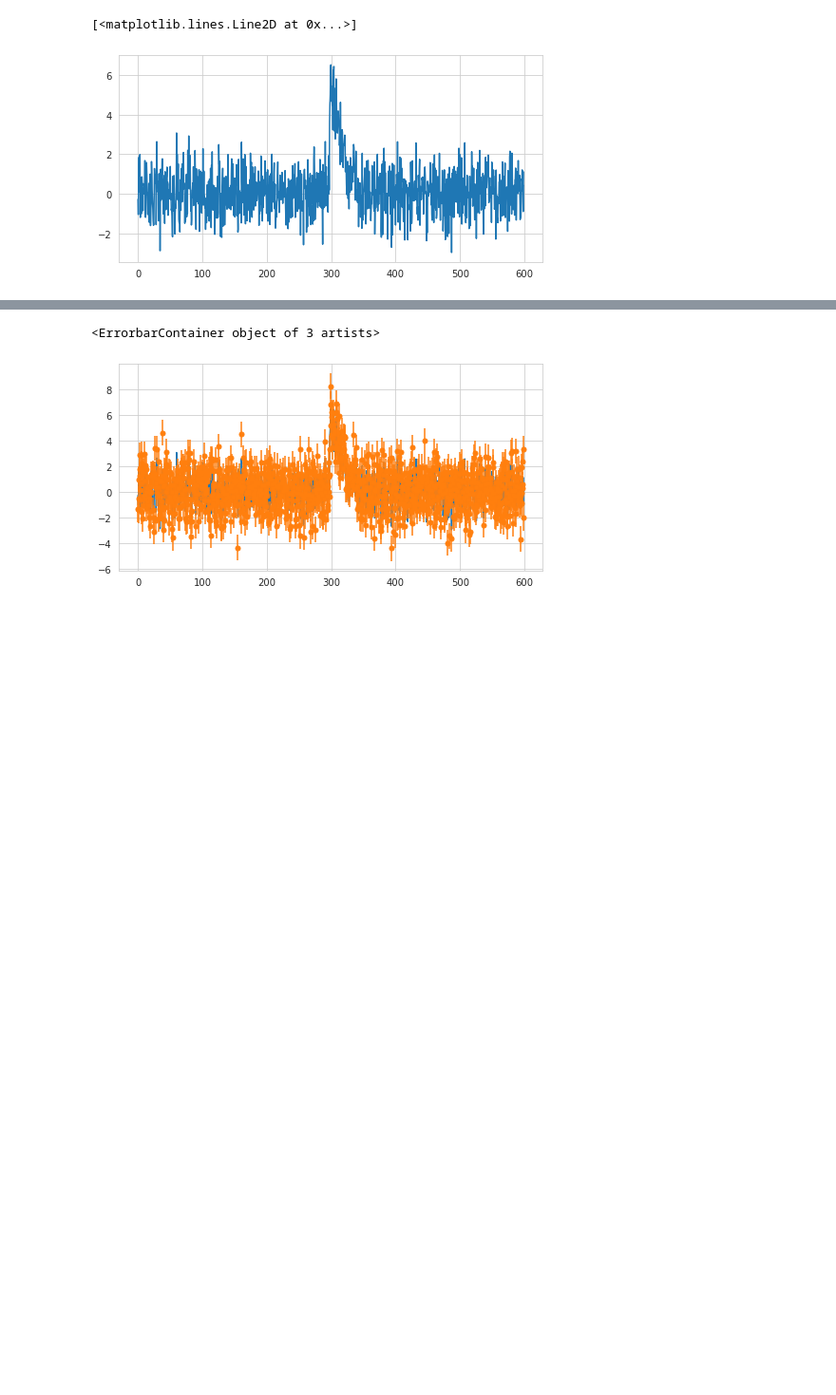
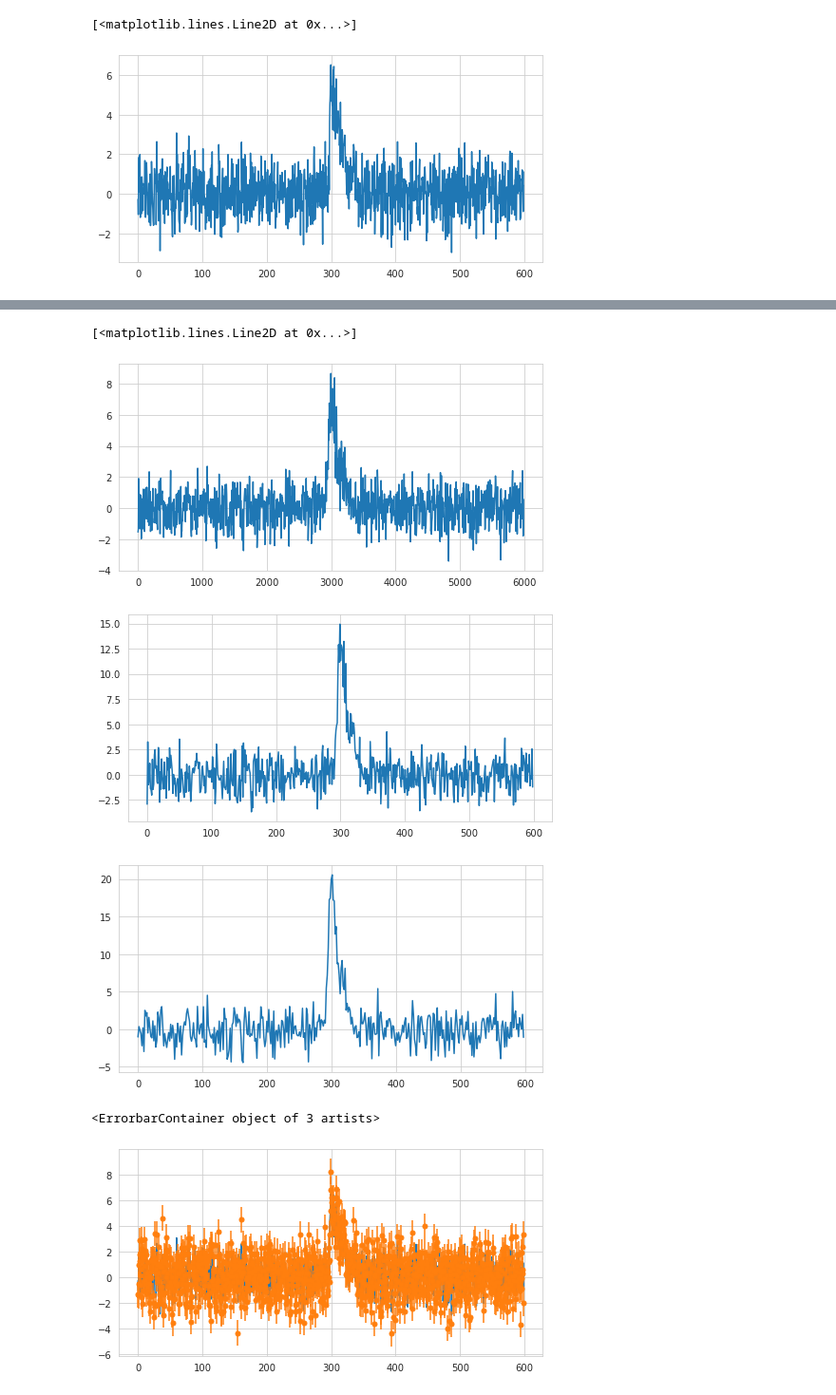
Before and after one commit to MHoogkamer/magnetron2_FRB, a Jupyter notebook: notebooks/ExploreOutput.ipynb, the cells around one changed output, grey strips where cells are left out. Shown at 95% size. Drawn from its saved outputs; the diff is of its cells as text; code cells hidden in the pictures; blank space fills up the shorter version.

```diff
--- a/notebooks/ExploreOutput.ipynb
+++ b/notebooks/ExploreOutput.ipynb
@@ -71,3 +99,41 @@ ax.plot(time, data_test)
+# %%
+# Test data from CHIME
+path = "/home/mariska/UvA/magnetron2/data/M81_data/B16_Jan14_profile.dat"
+data = np.loadtxt(path) # Jansky (spectral flux density)
+
+time = data[:,0]
+flux = data[:,1]
+
+fig, ax = plt.subplots(1, 1, figsize=(8,4))
+
+ax.plot(time, flux)
+
+# Test data from CHIME
+path = "/home/mariska/UvA/magnetron2/data/B16_Jan14_profile2.dat"
+data = np.loadtxt(path) # Jansky (spectral flux density)
+
+time = data[:,0]
+flux = data[:,1]
+
+fig, ax = plt.subplots(1, 1, figsize=(8,4))
+
+ax.plot(time, flux)
+
+# Test data from CHIME
+path = "/home/mariska/UvA/magnetron2/data/B16_Jan14_profile3.dat"
+data = np.loadtxt(path) # Jansky (spectral flux density)
+
+time = data[:,0]
+flux = data[:,1]
+
+fig, ax = plt.subplots(1, 1, figsize=(8,4))
+
+ax.plot(time, flux)
+# %% [output]
+[<matplotlib.lines.Line2D at 0x...>]
+[figure, added]
+[figure, added]
+[figure, added]
 # %%
 # convert numpy array to dataframe
 # adding time and flux error columns
```
Also changed, not shown: parts of 4 cells of this notebook, 2 other files.
